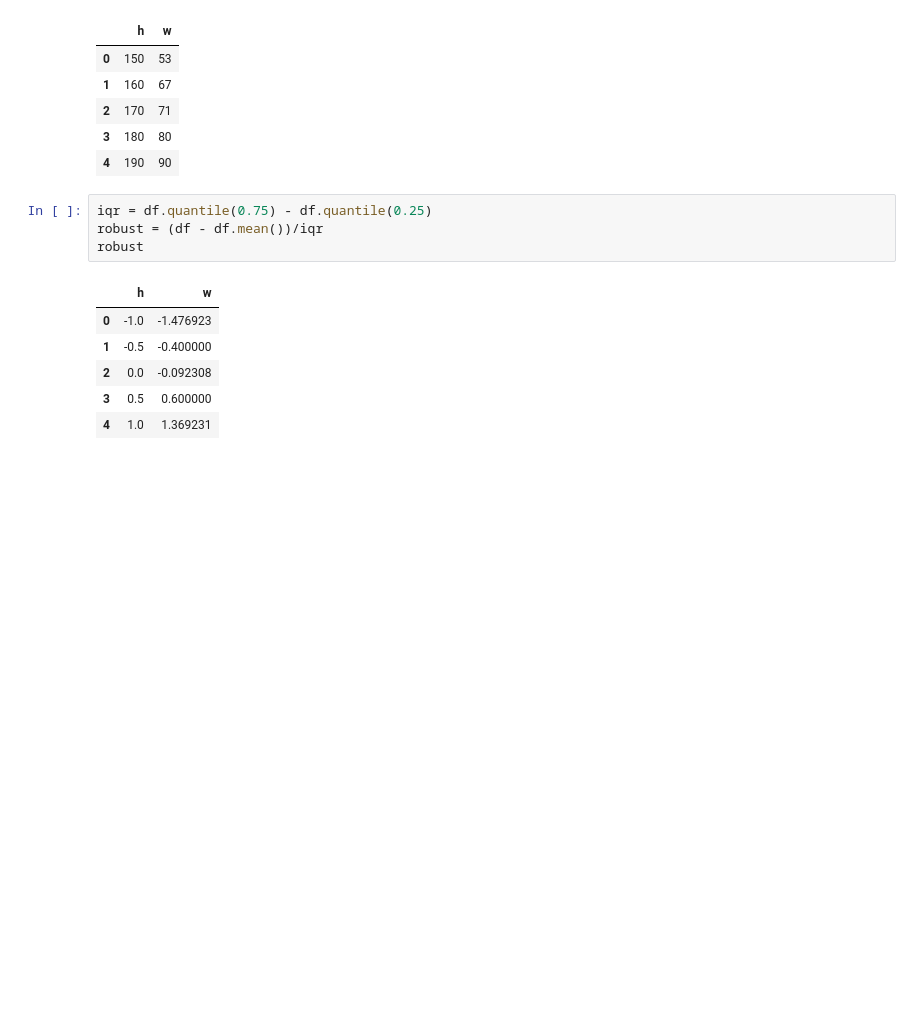
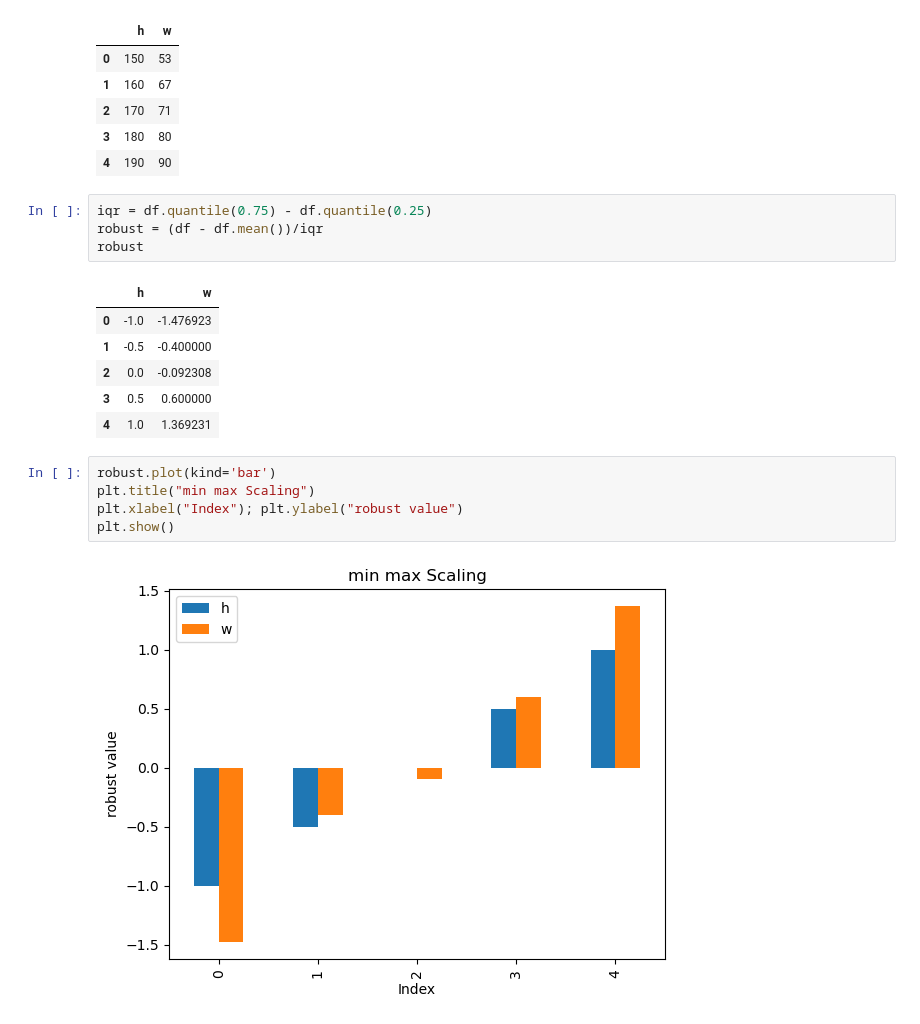
Before and after one commit to kazrkb/ml-modules, a Jupyter notebook: m-3/m-3.ipynb, the cells around one changed output. Drawn from its saved outputs; the diff is of its cells as text; blank space fills up the shorter version.

Commit message:
completed robust scaling

```diff
--- a/m-3/m-3.ipynb
+++ b/m-3/m-3.ipynb
@@ -91,3 +91,10 @@ robust
 | 2 | 0.0 | -0.092308 |
 | 3 | 0.5 | 0.600000 |
 | 4 | 1.0 | 1.369231 |
+# %%
+robust.plot(kind='bar')
+plt.title("min max Scaling")
+plt.xlabel("Index"); plt.ylabel("robust value")
+plt.show()
+# %% [output]
+[figure, added]
```
